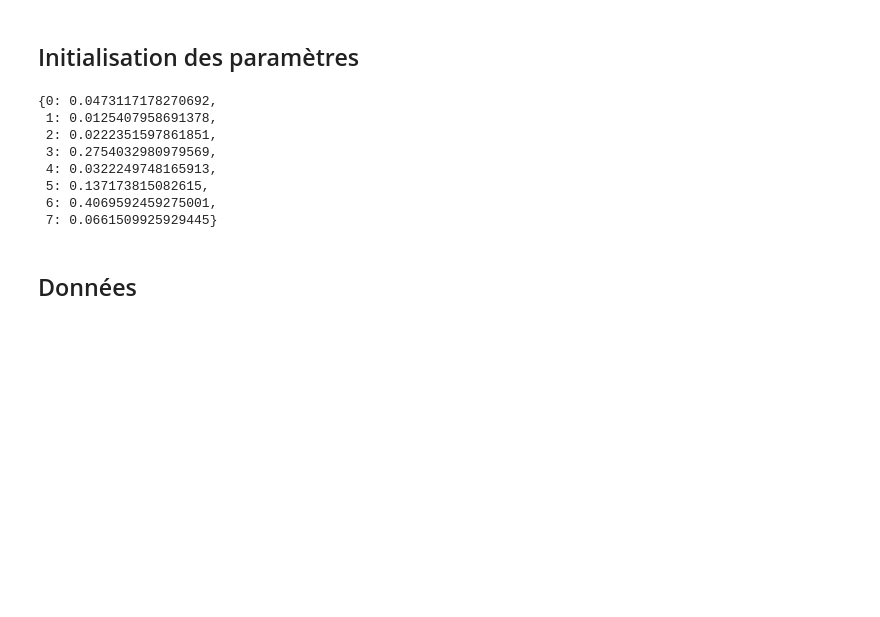
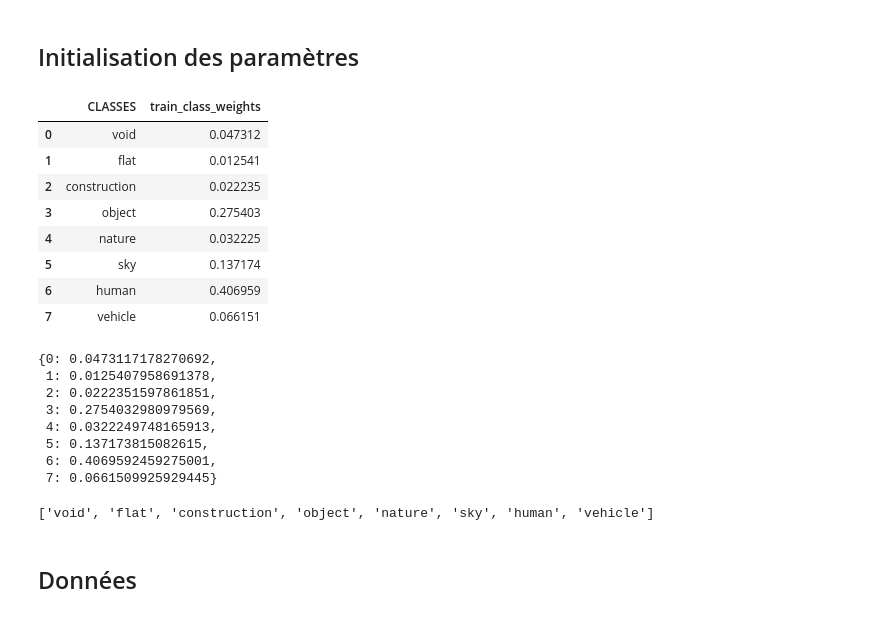
Before and after one commit to cecile-aie/oc_aie_p8, a Jupyter notebook: P8_Modelisation.ipynb, the cells around one changed output. Saved outputs shown, nothing was run; the diff lists cells and outputs as text; code cells hidden in the pictures; blank space fills up the shorter version.

```diff
--- a/P8_Modelisation.ipynb
+++ b/P8_Modelisation.ipynb
@@ -25,6 +19,18 @@ num_classes = len(class_weights_df)  # Nombre de lignes sans l'en-tête
 
 # Création de la variable class_weights (colonne 'train_class_weights')
 class_weights = class_weights_df['train_class_weights'].tolist()
+# %%
+class_weights_df
+# %% [output]
+|  | CLASSES | train_class_weights |
+| 0 | void | 0.047312 |
+| 1 | flat | 0.012541 |
+| 2 | construction | 0.022235 |
+| 3 | object | 0.275403 |
+| 4 | nature | 0.032225 |
+| 5 | sky | 0.137174 |
+| 6 | human | 0.406959 |
+| 7 | vehicle | 0.066151 |
 # %%
 class_weight_dict = {i: weight for i, weight in enumerate(class_weights)}
 class_weight_dict
@@ -37,6 +43,11 @@ class_weight_dict
  5: 0.137173815082615,
  6: 0.4069592459275001,
  7: 0.0661509925929445}
+# %%
+class_names = class_weights_df["CLASSES"].tolist()
+class_names
+# %% [output]
+['void', 'flat', 'construction', 'object', 'nature', 'sky', 'human', 'vehicle']
 # %%
 # Paramètres de taille des images
 img_dim = 128  # Dimension des images (les images seront carrées)
```
Also changed, not shown: parts of 17 cells of this notebook.
